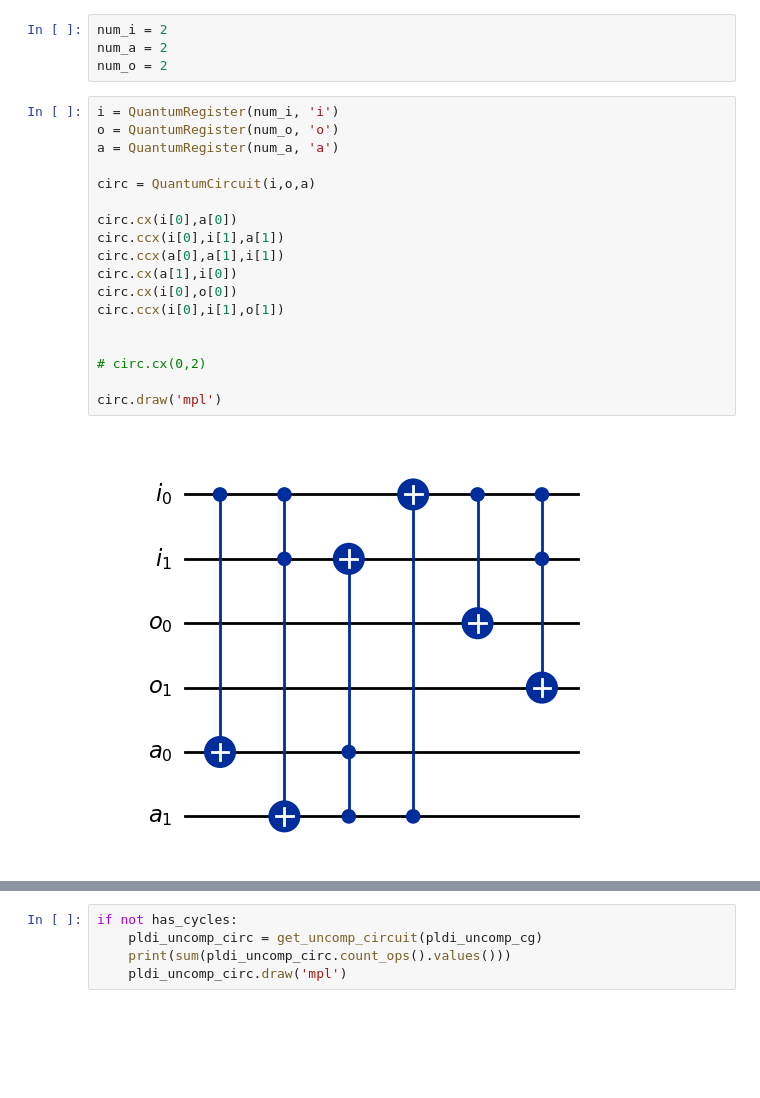
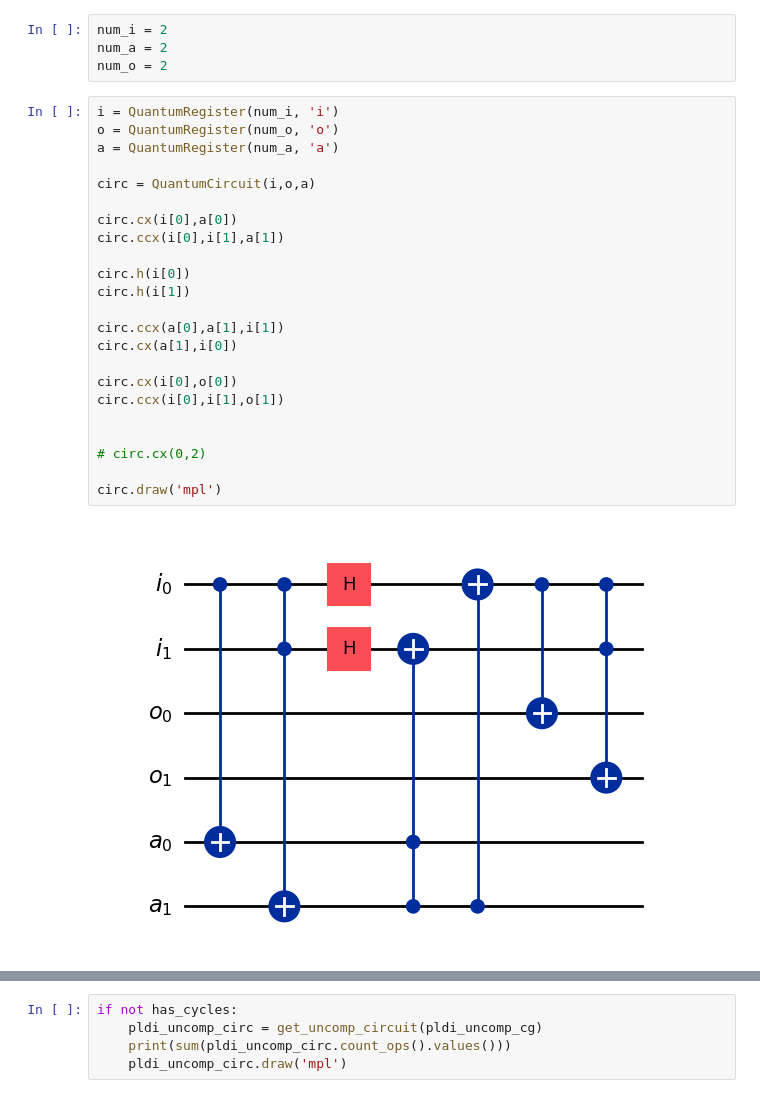
Before and after one commit to ashutiw2k/PartialUncomputationAndBennetts, a Jupyter notebook: testnotebooks/TestReverseCG.ipynb, the cells around one changed output, grey strips where cells are left out. Cells and saved outputs as stored; diff of their text form; blank space fills up the shorter version.

```diff
--- a/testnotebooks/TestReverseCG.ipynb
+++ b/testnotebooks/TestReverseCG.ipynb
@@ -14,23 +14,28 @@ num_o = 2
 # %%
 i = QuantumRegister(num_i, 'i')
 o = QuantumRegister(num_o, 'o')
 a = QuantumRegister(num_a, 'a')
 
 circ = QuantumCircuit(i,o,a)
 
 circ.cx(i[0],a[0])
 circ.ccx(i[0],i[1],a[1])
+
+circ.h(i[0])
+circ.h(i[1])
+
 circ.ccx(a[0],a[1],i[1])
 circ.cx(a[1],i[0])
+
 circ.cx(i[0],o[0])
 circ.ccx(i[0],i[1],o[1])
 
 
 # circ.cx(0,2)
 
 circ.draw('mpl')
 # %% [output]
-[figure, old version]
+[figure, new version]
 # %%
 from helperfunctions.graphhelper import breakdown_qubit, edge_attr, node_attr
 from rustworkx.visualization import graphviz_draw
```
Also changed, not shown: parts of 8 cells of this notebook, 2 other files.
